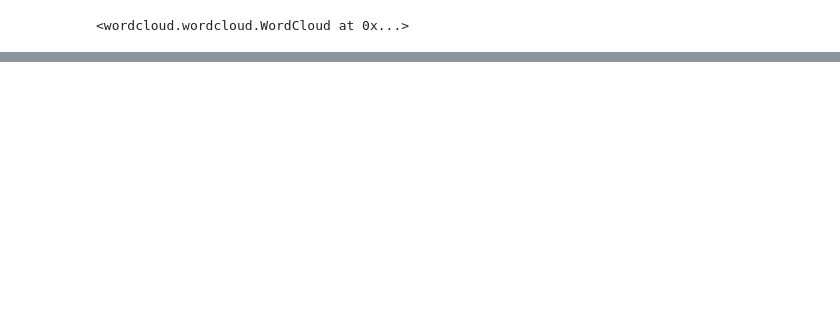
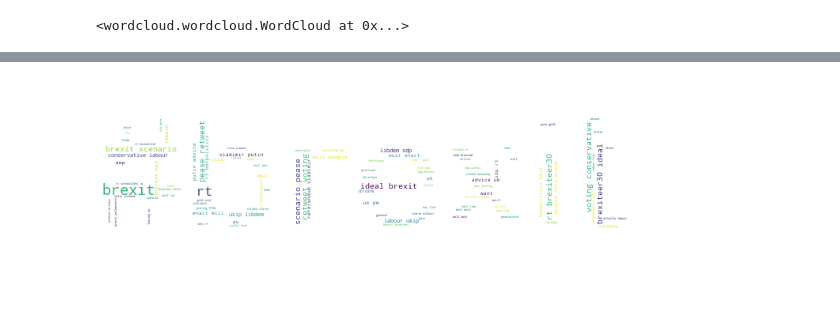
Before and after one commit to danshorstein/100daysofpython, a Jupyter notebook: Days66-etc/twitter_fun.ipynb, the cells around one changed output, grey strips where cells are left out. Cells and saved outputs as stored; diff of their text form; code cells hidden in the pictures; blank space fills up the shorter version.

```diff
--- a/Days66-etc/twitter_fun.ipynb
+++ b/Days66-etc/twitter_fun.ipynb
@@ -187,0 +175,5 @@ wc.to_image()
+# %%
+wc = generate_cloud_from_hashtag('#brexit', 500)
+wc.to_image()
+# %% [output]
+[figure, added]
```
Also changed, not shown: parts of 15 cells of this notebook, 2 other files.
